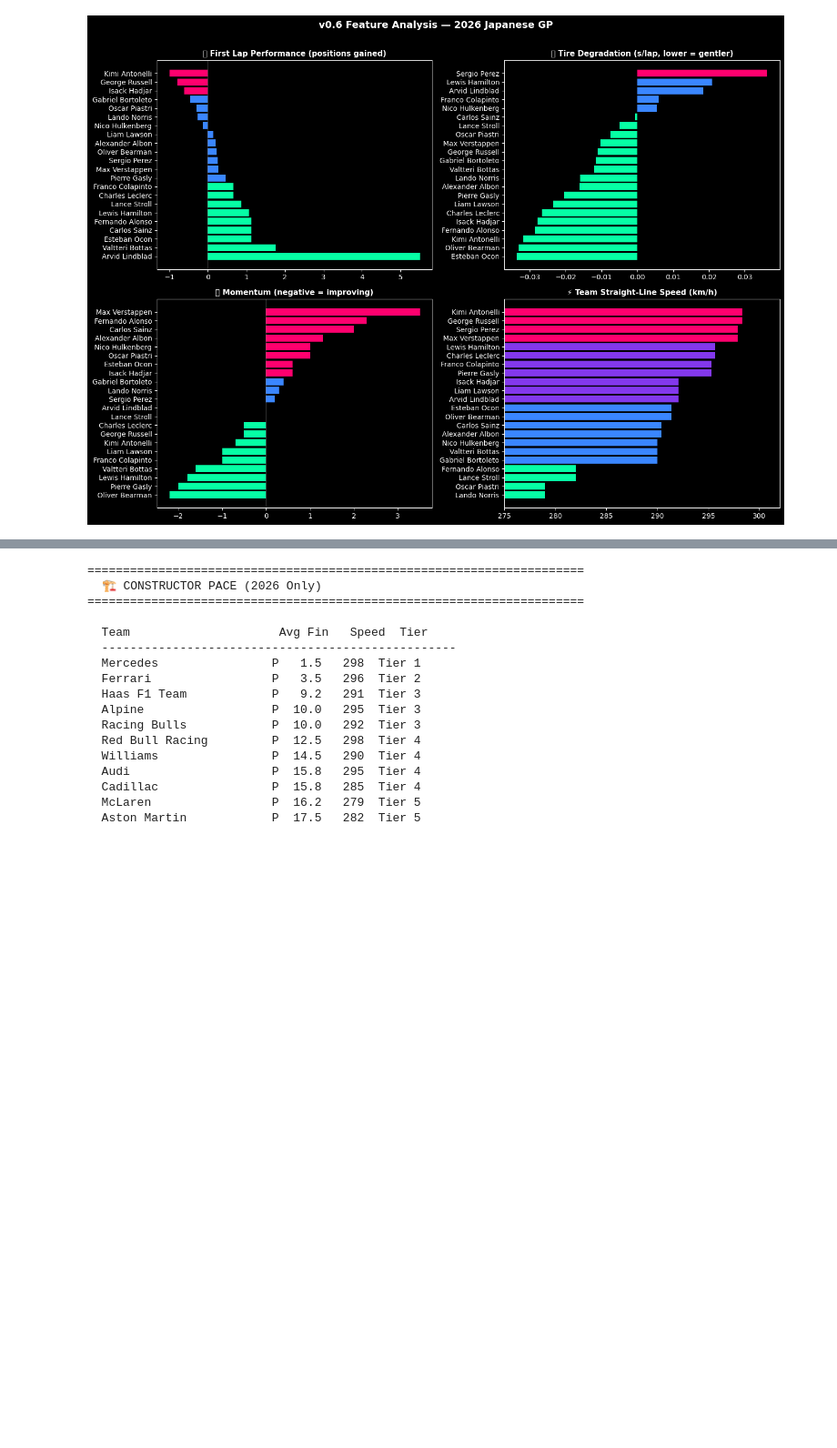
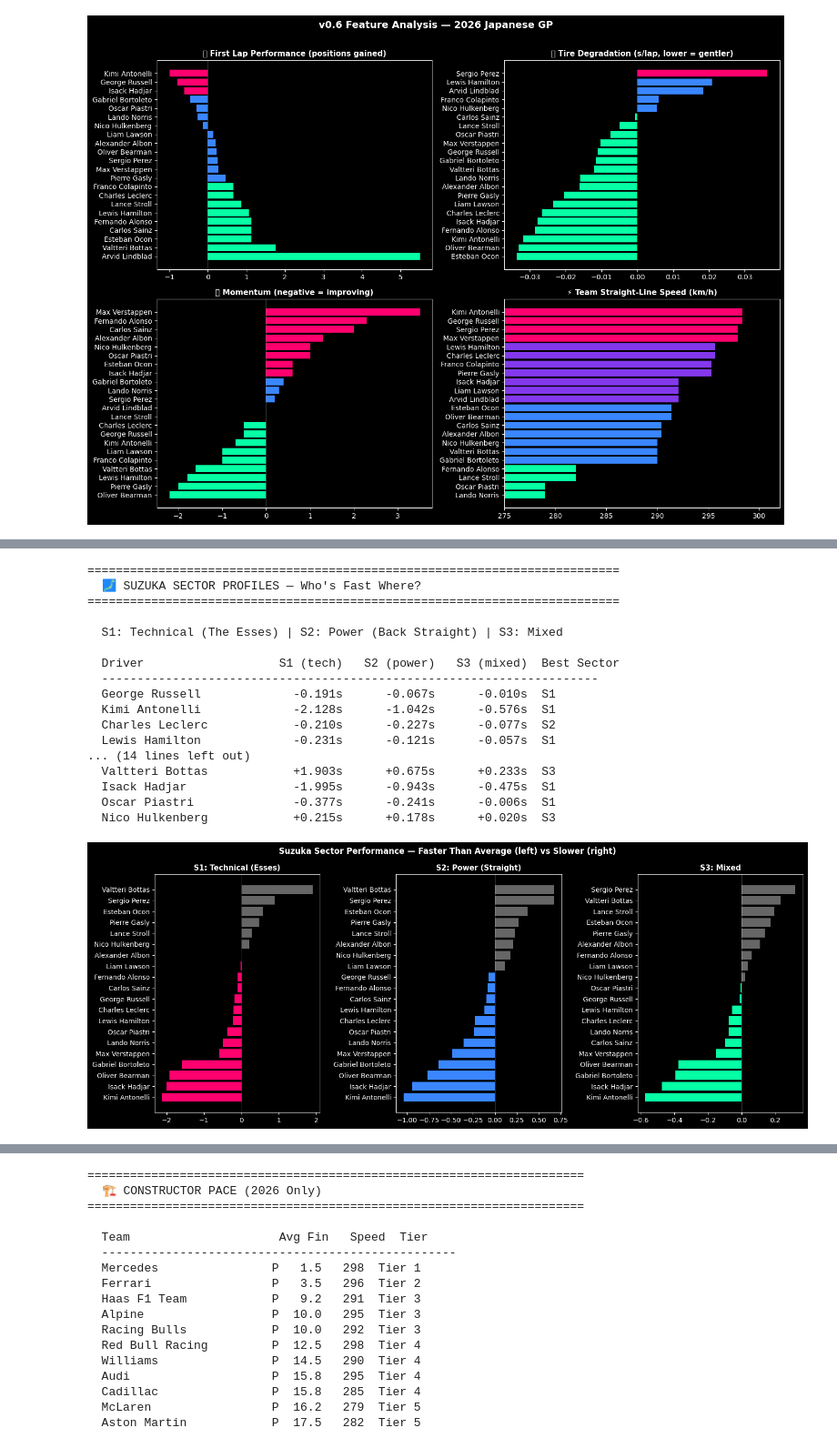
Before and after one commit to nina-coder/f1-predictions, a Jupyter notebook: notebooks/2026-R03-japan.ipynb, the cells around one changed output, grey strips where cells are left out. Shown at 91% size. Saved outputs shown, nothing was run; the diff lists cells and outputs as text; code cells hidden in the pictures; blank space fills up the shorter version.

```diff
--- a/notebooks/2026-R03-japan.ipynb
+++ b/notebooks/2026-R03-japan.ipynb
@@ -124 +136,69 @@ plt.show()
+# %%
+# Suzuka sector profiles
+sectors = pd.read_csv('../data/suzuka_sectors.csv')
+
+# Normalize to find relative strengths
+driver_sec = sectors.groupby('FullName')[['avg_s1','avg_s2','avg_s3']].mean()
+for c in ['avg_s1','avg_s2','avg_s3']:
+    driver_sec[f'{c}_delta'] = driver_sec[c] - driver_sec[c].mean()
+
+# Sector strength lookup
+sector_s1 = driver_sec['avg_s1_delta'].to_dict()
+sector_s2 = driver_sec['avg_s2_delta'].to_dict()
+sector_s3 = driver_sec['avg_s3_delta'].to_dict()
+
+# Display for 2026 grid
+grid_2026_names = df[df['Year']==2026]['FullName'].unique()
+print("=" * 75)
+print("  🗾 SUZUKA SECTOR PROFILES — Who's Fast Where?")
+print("=" * 75)
+print(f"\n  S1: Technical (The Esses) | S2: Power (Back Straight) | S3: Mixed")
+print(f"\n  {'Driver':22s}  {'S1 (tech)':>10s}  {'S2 (power)':>11s}  {'S3 (mixed)':>11s}  {'Best Sector'}")
+print("  " + "-" * 70)
+for d in grid_2026_names:
+    if d in driver_sec.index:
+        r = driver_sec.loc[d]
+        deltas = {'S1':r['avg_s1_delta'],'S2':r['avg_s2_delta'],'S3':r['avg_s3_delta']}
+        best = min(deltas, key=deltas.get)
+        print(f"  {d:22s}  {r['avg_s1_delta']:>+9.3f}s  {r['avg_s2_delta']:>+10.3f}s  {r['avg_s3_delta']:>+10.3f}s  {best}")
+    else:
+        print(f"  {d:22s}  {'no data':>10s}  {'no data':>11s}  {'no data':>11s}  Rookie")
+
+fig, axes = plt.subplots(1, 3, figsize=(15, 6))
+sectors_list = [('avg_s1_delta', 'S1: Technical (Esses)', '#ff006e'),
+                ('avg_s2_delta', 'S2: Power (Straight)', '#3a86ff'),
+                ('avg_s3_delta', 'S3: Mixed', '#06ffa5')]
+
+for ax, (col, title, color) in zip(axes, sectors_list):
+    data = {d: driver_sec.loc[d][col] for d in grid_2026_names if d in driver_sec.index}
+    sorted_data = sorted(data.items(), key=lambda x: x[1])
+    names, vals = zip(*sorted_data)
+    colors = [color if v < 0 else '#666666' for v in vals]
+    ax.barh(names, vals, color=colors)
+    ax.set_title(title, fontweight='bold', fontsize=11)
+    ax.axvline(x=0, color='white', linewidth=0.5, alpha=0.3)
+
+plt.suptitle('Suzuka Sector Performance — Faster Than Average (left) vs Slower (right)', fontweight='bold')
+plt.tight_layout()
+plt.savefig('../data/suzuka_sectors_v7.png', dpi=150, bbox_inches='tight')
+plt.show()
+# %% [output]
+===========================================================================
+  🗾 SUZUKA SECTOR PROFILES — Who's Fast Where?
+===========================================================================
+
+  S1: Technical (The Esses) | S2: Power (Back Straight) | S3: Mixed
+
+  Driver                   S1 (tech)   S2 (power)   S3 (mixed)  Best Sector
+  ----------------------------------------------------------------------
+  George Russell             -0.191s      -0.067s      -0.010s  S1
+  Kimi Antonelli             -2.128s      -1.042s      -0.576s  S1
+  Charles Leclerc            -0.210s      -0.227s      -0.077s  S2
+  Lewis Hamilton             -0.231s      -0.121s      -0.057s  S1
+... (14 lines left out)
+  Valtteri Bottas            +1.903s      +0.675s      +0.233s  S3
+  Isack Hadjar               -1.995s      -0.943s      -0.475s  S1
+  Oscar Piastri              -0.377s      -0.241s      -0.006s  S1
+  Nico Hulkenberg            +0.215s      +0.178s      +0.020s  S3
+[figure, added]
 # %% [markdown]
```
Also changed, not shown: parts of 19 cells of this notebook, 2 other files.
